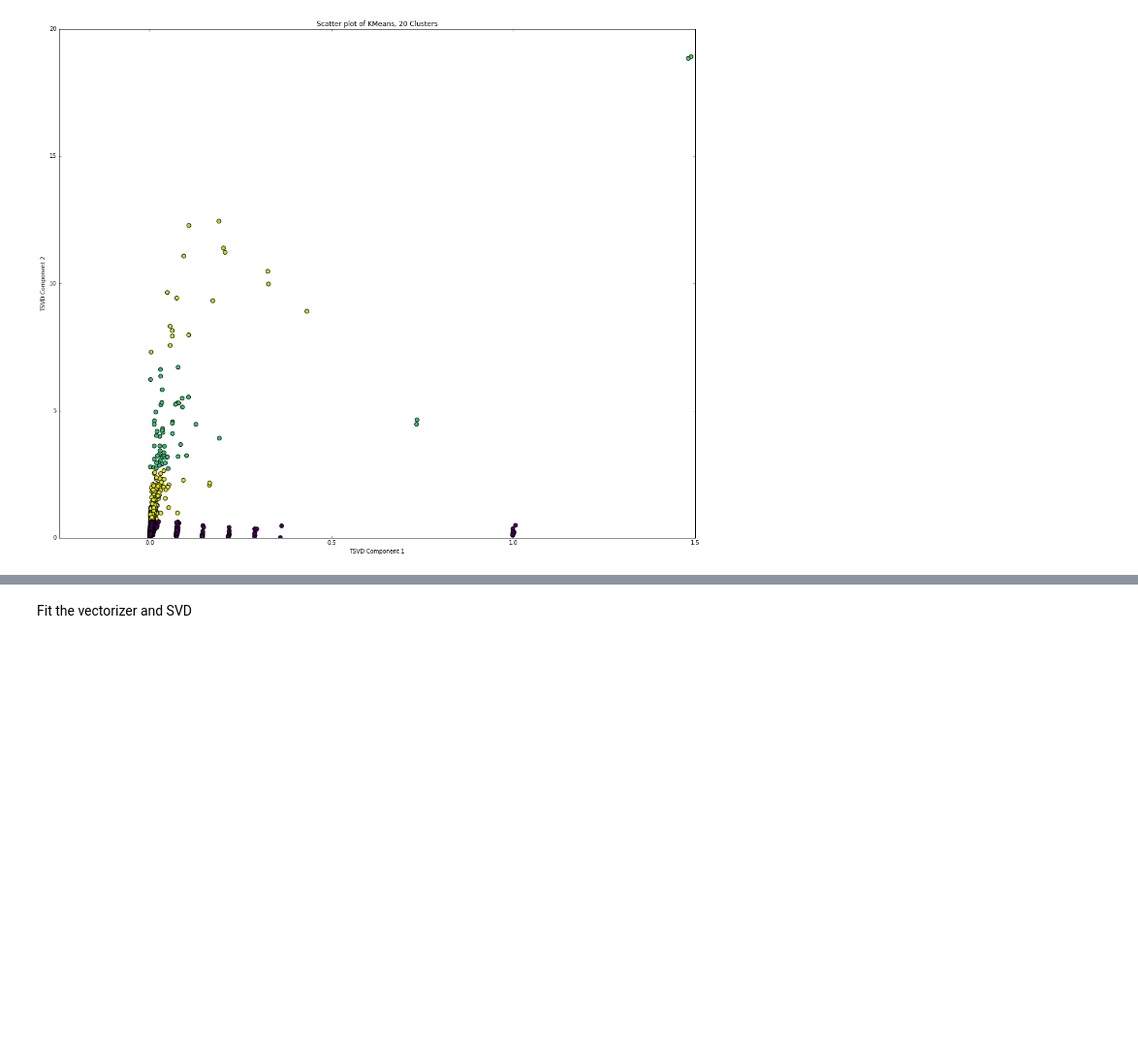
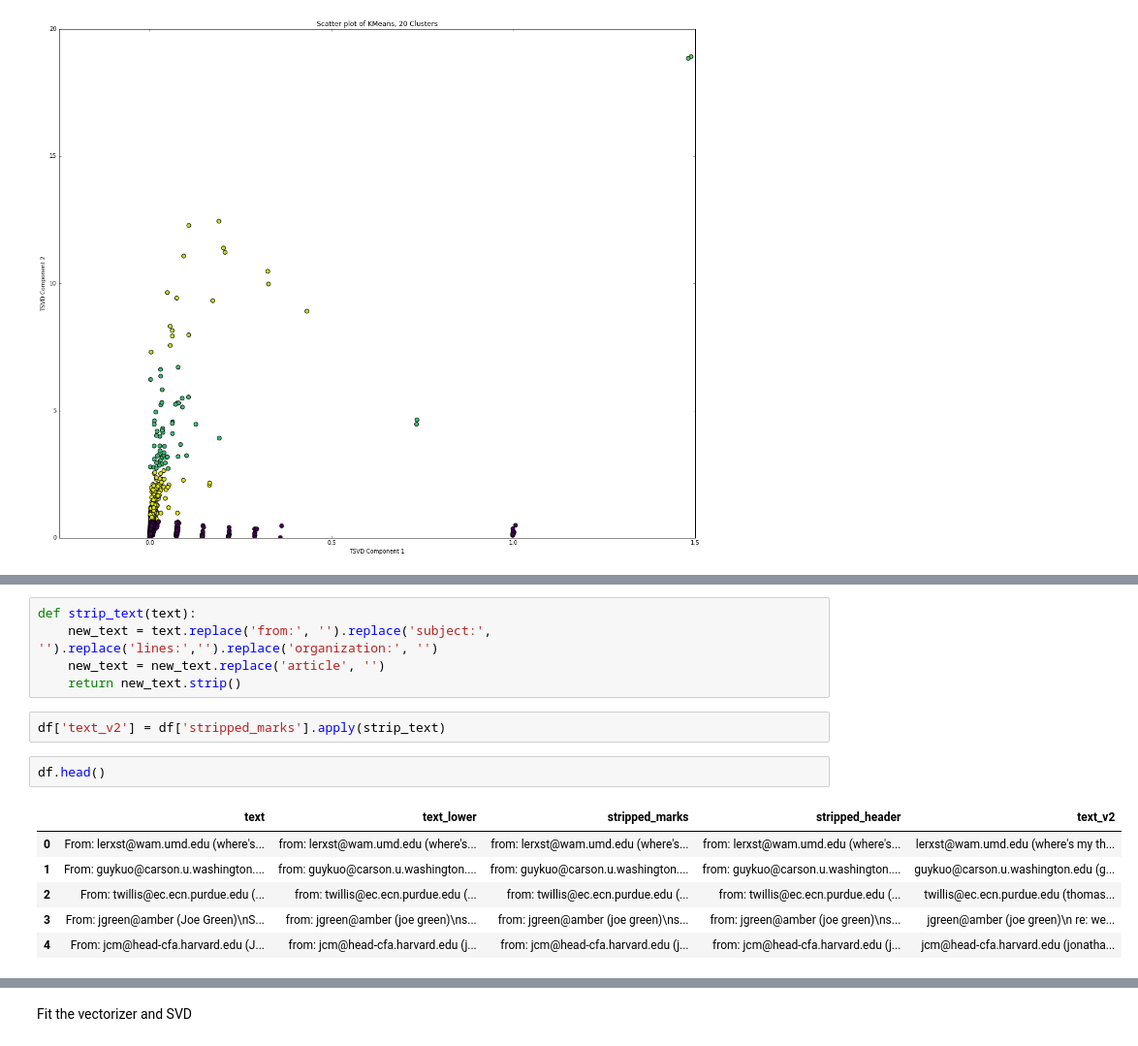
Before and after one commit to cgeppig/DSI_week_03, a Jupyter notebook: Clustering and pca lab.ipynb, the cells around one changed output, grey strips where cells are left out. Shown at 97% size. Saved outputs shown, nothing was run; the diff lists cells and outputs as text; blank space fills up the shorter version.

```diff
--- a/Clustering and pca lab.ipynb
+++ b/Clustering and pca lab.ipynb
@@ -389,0 +419,16 @@ def silhouette_selection(x,k):
+# %%
+def strip_text(text):
+    new_text = text.replace('from:', '').replace('subject:', '').replace('lines:','').replace('organization:', '')
+    new_text = new_text.replace('article', '')
+    return new_text.strip()
+# %%
+df['text_v2'] = df['stripped_marks'].apply(strip_text)
+# %%
+df.head()
+# %% [output]
+|  | text | text_lower | stripped_marks | stripped_header | text_v2 |
+| 0 | From: lerxst@wam.umd.edu (where's... | from: lerxst@wam.umd.edu (where's... | from: lerxst@wam.umd.edu (where's... | from: lerxst@wam.umd.edu (where's... | lerxst@wam.umd.edu (where's my th... |
+| 1 | From: guykuo@carson.u.washington.... | from: guykuo@carson.u.washington.... | from: guykuo@carson.u.washington.... | from: guykuo@carson.u.washington.... | guykuo@carson.u.washington.edu (g... |
+| 2 | From: twillis@ec.ecn.purdue.edu (... | from: twillis@ec.ecn.purdue.edu (... | from: twillis@ec.ecn.purdue.edu (... | from: twillis@ec.ecn.purdue.edu (... | twillis@ec.ecn.purdue.edu (thomas... |
+| 3 | From: jgreen@amber (Joe Green)\nS... | from: jgreen@amber (joe green)\ns... | from: jgreen@amber (joe green)\ns... | from: jgreen@amber (joe green)\ns... | jgreen@amber (joe green)\n re: we... |
+| 4 | From: jcm@head-cfa.harvard.edu (J... | from: jcm@head-cfa.harvard.edu (j... | from: jcm@head-cfa.harvard.edu (j... | from: jcm@head-cfa.harvard.edu (j... | jcm@head-cfa.harvard.edu (jonatha... |
```
Also changed, not shown: parts of 14 cells of this notebook, 1 other file.
